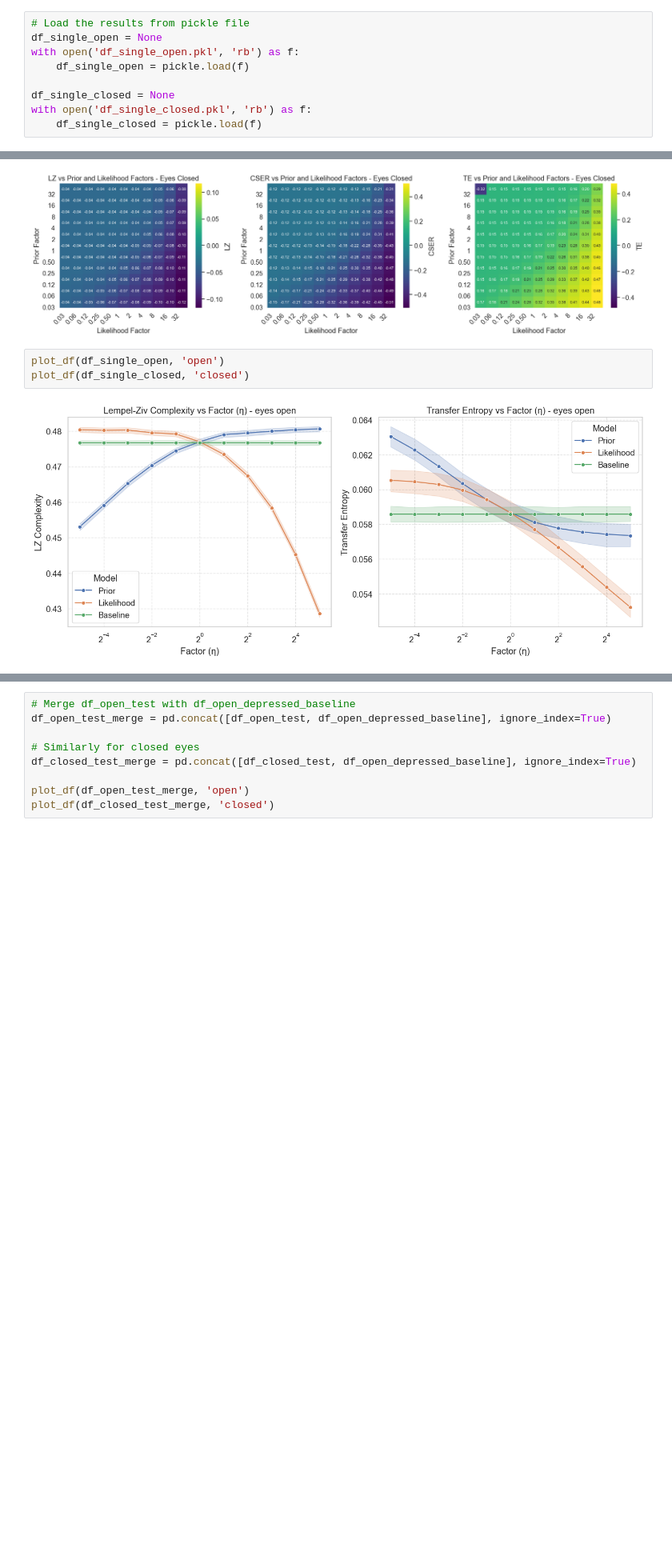
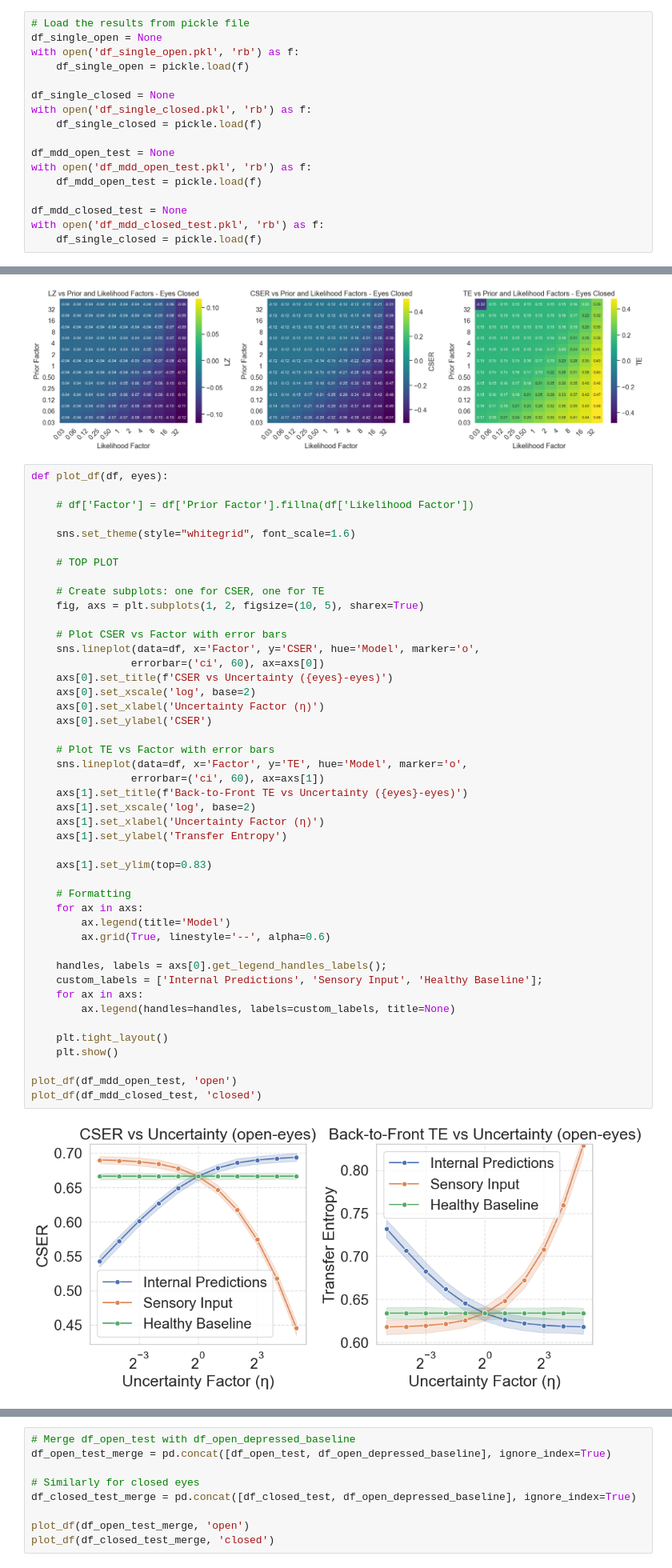
Before and after one commit to ldubravica/MScResearchProject, a Jupyter notebook: analyse_pp.ipynb, the cells around one changed output, grey strips where cells are left out. Shown at 80% size. Drawn from its saved outputs; the diff is of its cells as text; blank space fills up the shorter version.

```diff
--- a/analyse_pp.ipynb
+++ b/analyse_pp.ipynb
@@ -399,6 +402,14 @@ with open('df_single_open.pkl', 'rb') as f:
 df_single_closed = None
 with open('df_single_closed.pkl', 'rb') as f:
     df_single_closed = pickle.load(f)
+
+df_mdd_open_test = None
+with open('df_mdd_open_test.pkl', 'rb') as f:
+    df_mdd_open_test = pickle.load(f)
+
+df_mdd_closed_test = None
+with open('df_mdd_closed_test.pkl', 'rb') as f:
+    df_single_closed = pickle.load(f)
 # %%
 baseline_od = df_open_depressed_baseline
 
@@ -596,7 +609,49 @@ plot_heatmap_double_factors(df_closed_double, 'closed')
 === CLOSED EYES HEATMAPS ===
 [figure]
 # %%
-plot_df(df_single_open, 'open')
-plot_df(df_single_closed, 'closed')
+def plot_df(df, eyes):
+
+    # df['Factor'] = df['Prior Factor'].fillna(df['Likelihood Factor'])
+
+    sns.set_theme(style="whitegrid", font_scale=1.6)
+
+    # TOP PLOT
+
+    # Create subplots: one for CSER, one for TE
+    fig, axs = plt.subplots(1, 2, figsize=(10, 5), sharex=True)
+
+    # Plot CSER vs Factor with error bars
+    sns.lineplot(data=df, x='Factor', y='CSER', hue='Model', marker='o',
+                errorbar=('ci', 60), ax=axs[0])
+    axs[0].set_title(f'CSER vs Uncertainty ({eyes}-eyes)')
+    axs[0].set_xscale('log', base=2)
+    axs[0].set_xlabel('Uncertainty Factor (η)')
+    axs[0].set_ylabel('CSER')
+
+    # Plot TE vs Factor with error bars
+    sns.lineplot(data=df, x='Factor', y='TE', hue='Model', marker='o',
+                errorbar=('ci', 60), ax=axs[1])
+    axs[1].set_title(f'Back-to-Front TE vs Uncertainty ({eyes}-eyes)')
+    axs[1].set_xscale('log', base=2)
+    axs[1].set_xlabel('Uncertainty Factor (η)')
+    axs[1].set_ylabel('Transfer Entropy')
+
+    axs[1].set_ylim(top=0.83)
+
+    # Formatting
+    for ax in axs:
+        ax.legend(title='Model')
+        ax.grid(True, linestyle='--', alpha=0.6)
+
+    handles, labels = axs[0].get_legend_handles_labels();
+    custom_labels = ['Internal Predictions', 'Sensory Input', 'Healthy Baseline'];
+    for ax in axs:
+        ax.legend(handles=handles, labels=custom_labels, title=None)
+
+    plt.tight_layout()
+    plt.show()
+
+plot_df(df_mdd_open_test, 'open')
+plot_df(df_mdd_closed_test, 'closed')
 # %% [output]
-[figure, old version]
+[figure, new version]
```
Also changed, not shown: parts of 5 cells of this notebook, 3 other files.
